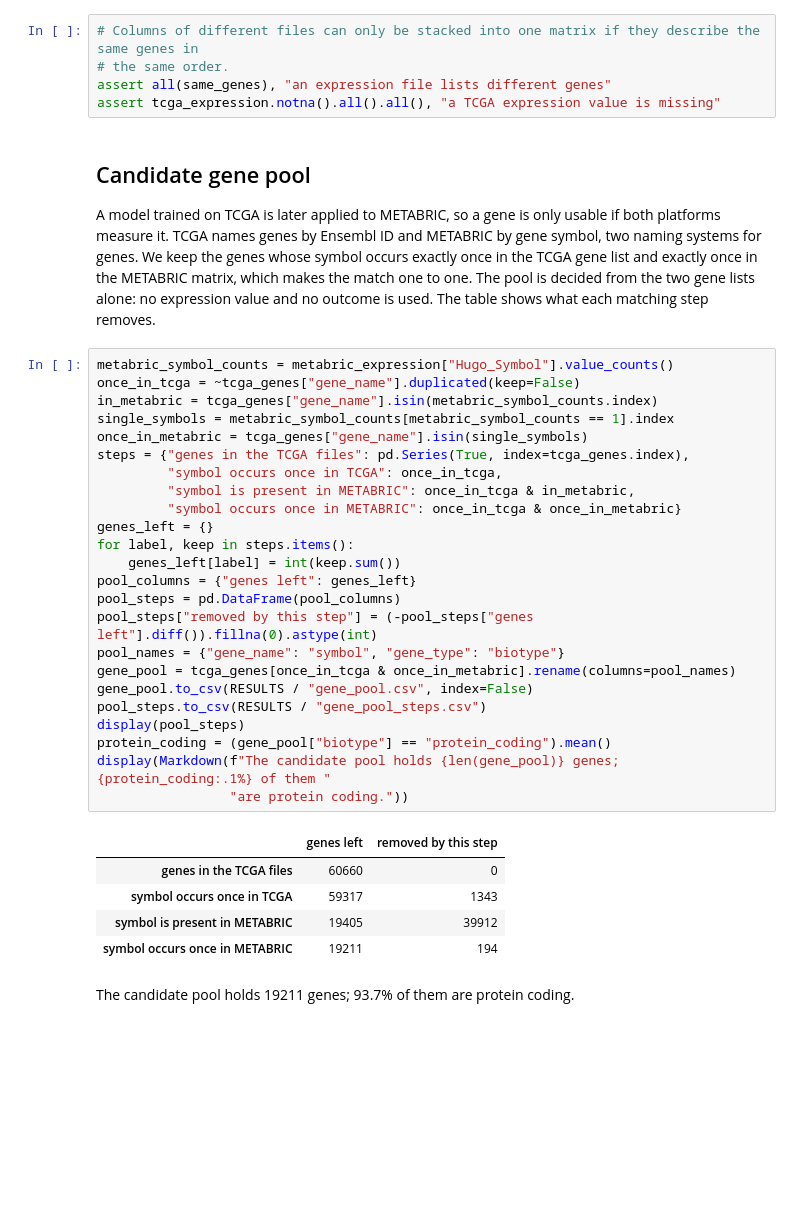
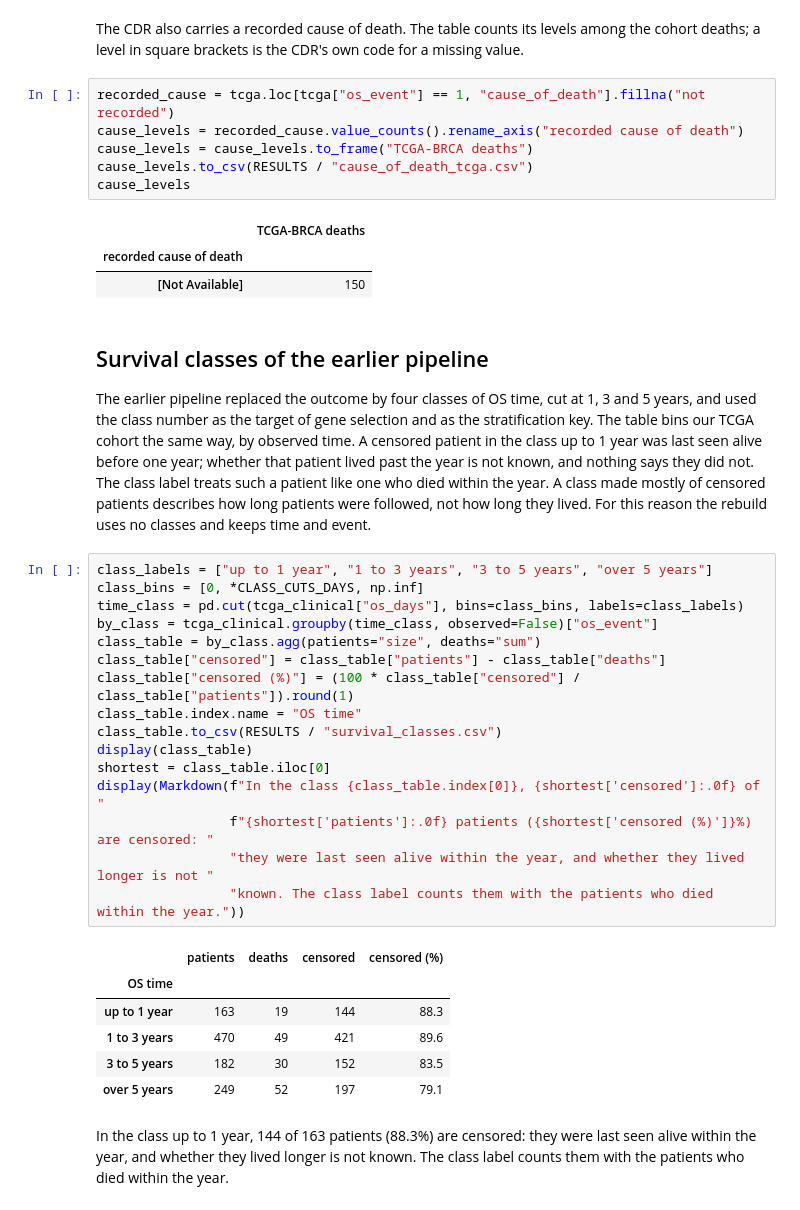
Before and after one commit to ELDERGARLIC/cancer-prognosis-prediction, a Jupyter notebook: notebooks/01_data.ipynb, the cells around one changed output. Saved outputs shown, nothing was run; the diff lists cells and outputs as text; blank space fills up the shorter version.

```diff
--- a/notebooks/01_data.ipynb
+++ b/notebooks/01_data.ipynb
@@ -836,41 +813,41 @@ TCGA-BRCA expression matrix: 1064 patients by 60660 genes. METABRIC expression m
+# %% [markdown]
+The CDR also carries a recorded cause of death. The table counts its levels among the cohort deaths; a level in square brackets is the CDR's own code for a missing value.
 # %%
-# Columns of different files can only be stacked into one matrix if they describe the same genes in
-# the same order.
-assert all(same_genes), "an expression file lists different genes"
-assert tcga_expression.notna().all().all(), "a TCGA expression value is missing"
+recorded_cause = tcga.loc[tcga["os_event"] == 1, "cause_of_death"].fillna("not recorded")
+cause_levels = recorded_cause.value_counts().rename_axis("recorded cause of death")
+cause_levels = cause_levels.to_frame("TCGA-BRCA deaths")
+cause_levels.to_csv(RESULTS / "cause_of_death_tcga.csv")
+cause_levels
+# %% [output]
+|  | TCGA-BRCA deaths |
+| recorded cause of death |  |
+| [Not Available] | 150 |
 # %% [markdown]
-## Candidate gene pool
+## Survival classes of the earlier pipeline
 
-A model trained on TCGA is later applied to METABRIC, so a gene is only usable if both platforms measure it. TCGA names genes by Ensembl ID and METABRIC by gene symbol, two naming systems for genes. We keep the genes whose symbol occurs exactly once in the TCGA gene list and exactly once in the METABRIC matrix, which makes the match one to one. The pool is decided from the two gene lists alone: no expression value and no outcome is used. The table shows what each matching step removes.
+The earlier pipeline replaced the outcome by four classes of OS time, cut at 1, 3 and 5 years, and used the class number as the target of gene selection and as the stratification key. The table bins our TCGA cohort the same way, by observed time. A censored patient in the class up to 1 year was last seen alive before one year; whether that patient lived past the year is not known, and nothing says they did not. The class label treats such a patient like one who died within the year. A class made mostly of censored patients describes how long patients were followed, not how long they lived. For this reason the rebuild uses no classes and keeps time and event.
 # %%
-metabric_symbol_counts = metabric_expression["Hugo_Symbol"].value_counts()
-once_in_tcga = ~tcga_genes["gene_name"].duplicated(keep=False)
-in_metabric = tcga_genes["gene_name"].isin(metabric_symbol_counts.index)
-single_symbols = metabric_symbol_counts[metabric_symbol_counts == 1].index
-once_in_metabric = tcga_genes["gene_name"].isin(single_symbols)
-steps = {"genes in the TCGA files": pd.Series(True, index=tcga_genes.index),
-         "symbol occurs once in TCGA": once_in_tcga,
-         "symbol is present in METABRIC": once_in_tcga & in_metabric,
-         "symbol occurs once in METABRIC": once_in_tcga & once_in_metabric}
-genes_left = {}
-for label, keep in steps.items():
-    genes_left[label] = int(keep.sum())
-pool_columns = {"genes left": genes_left}
-pool_steps = pd.DataFrame(pool_columns)
-pool_steps["removed by this step"] = (-pool_steps["genes left"].diff()).fillna(0).astype(int)
-pool_names = {"gene_name": "symbol", "gene_type": "biotype"}
-gene_pool = tcga_genes[once_in_tcga & once_in_metabric].rename(columns=pool_names)
-gene_pool.to_csv(RESULTS / "gene_pool.csv", index=False)
-pool_steps.to_csv(RESULTS / "gene_pool_steps.csv")
-display(pool_steps)
-protein_coding = (gene_pool["biotype"] == "protein_coding").mean()
-display(Markdown(f"The candidate pool holds {len(gene_pool)} genes; {protein_coding:.1%} of them "
-                 "are protein coding."))
+class_labels = ["up to 1 year", "1 to 3 years", "3 to 5 years", "over 5 years"]
+class_bins = [0, *CLASS_CUTS_DAYS, np.inf]
+time_class = pd.cut(tcga_clinical["os_days"], bins=class_bins, labels=class_labels)
+by_class = tcga_clinical.groupby(time_class, observed=False)["os_event"]
+class_table = by_class.agg(patients="size", deaths="sum")
+class_table["censored"] = class_table["patients"] - class_table["deaths"]
+class_table["censored (%)"] = (100 * class_table["censored"] / class_table["patients"]).round(1)
+class_table.index.name = "OS time"
+class_table.to_csv(RESULTS / "survival_classes.csv")
+display(class_table)
+shortest = class_table.iloc[0]
+display(Markdown(f"In the class {class_table.index[0]}, {shortest['censored']:.0f} of "
+                 f"{shortest['patients']:.0f} patients ({shortest['censored (%)']}%) are censored: "
+                 "they were last seen alive within the year, and whether they lived longer is not "
+                 "known. The class label counts them with the patients who died within the year."))
 # %% [output]
-|  | genes left | removed by this step |
-| genes in the TCGA files | 60660 | 0 |
-| symbol occurs once in TCGA | 59317 | 1343 |
-| symbol is present in METABRIC | 19405 | 39912 |
-| symbol occurs once in METABRIC | 19211 | 194 |
+|  | patients | deaths | censored | censored (%) |
+| OS time |  |  |  |  |
+| up to 1 year | 163 | 19 | 144 | 88.3 |
+| 1 to 3 years | 470 | 49 | 421 | 89.6 |
+| 3 to 5 years | 182 | 30 | 152 | 83.5 |
+| over 5 years | 249 | 52 | 197 | 79.1 |
-The candidate pool holds 19211 genes; 93.7% of them are protein coding.
+In the class up to 1 year, 144 of 163 patients (88.3%) are censored: they were last seen alive within the year, and whether they lived longer is not known. The class label counts them with the patients who died within the year.
 # %% [markdown]
```
Also changed, not shown: parts of 112 cells of this notebook, 4 other files.
